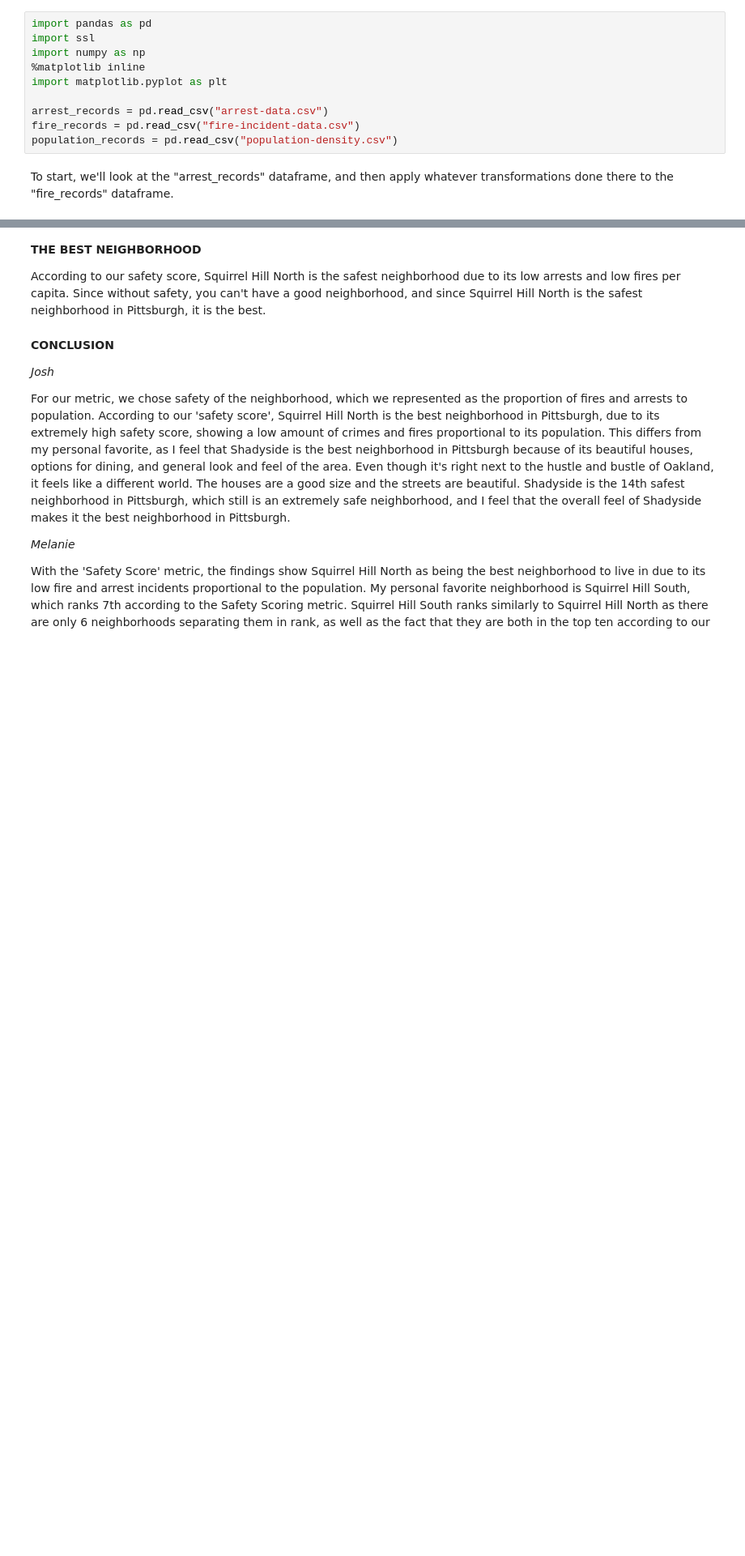
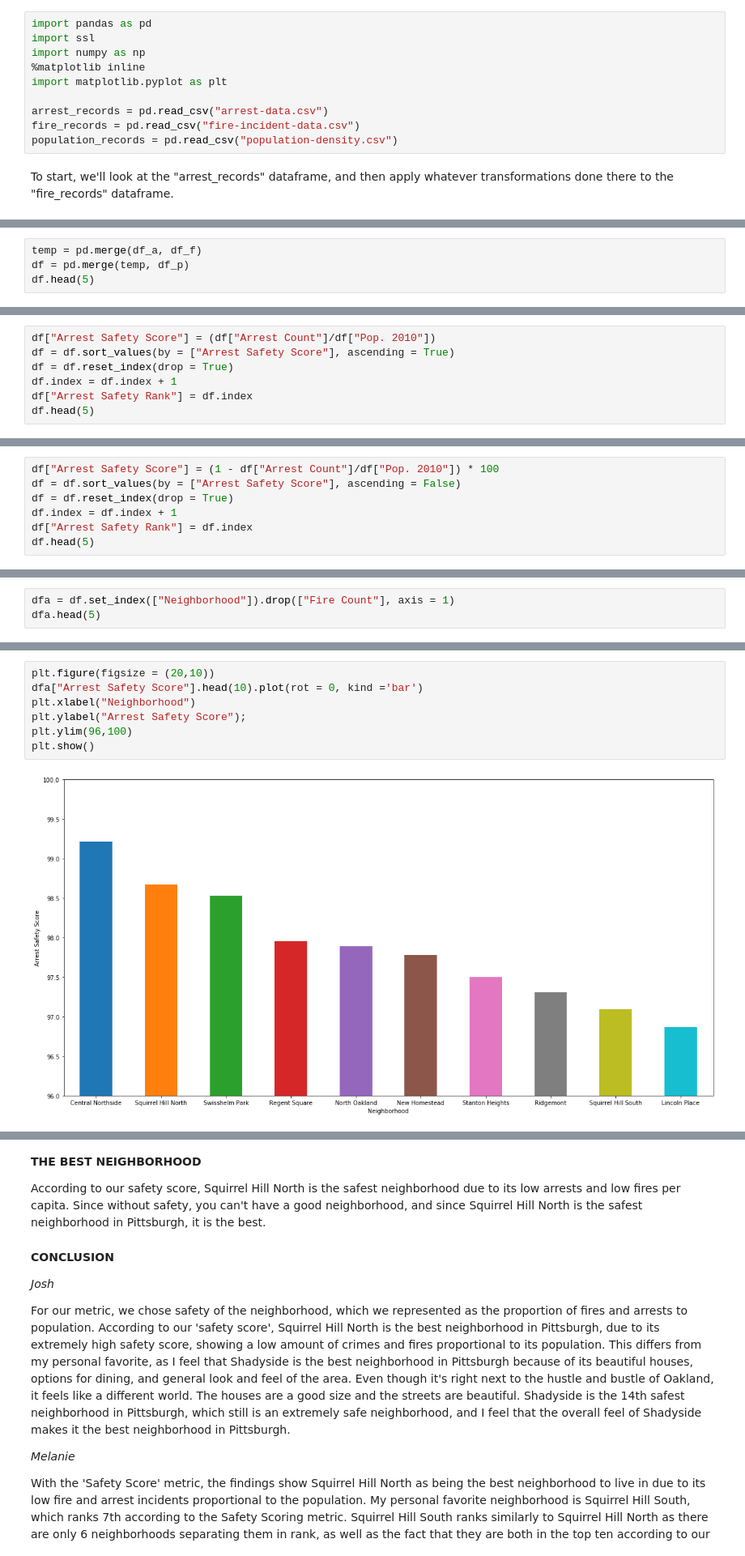
Before and after one commit to jcm155/big_ideas_final_project, a Jupyter notebook: Final Report.ipynb, the cells around one changed output, grey strips where cells are left out. Shown: that part at 81% size. Saved outputs shown, nothing was run; the diff lists cells and outputs as text; blank space fills up the shorter version.

```diff
--- a/Final Report.ipynb
+++ b/Final Report.ipynb
@@ -27,0 +108,4 @@ To start, we'll look at the "arrest_records" dataframe, and then apply whatever
+# %%
+temp = pd.merge(df_a, df_f)
+df = pd.merge(temp, df_p)
+df.head(5)
@@ -27,0 +121,7 @@ To start, we'll look at the "arrest_records" dataframe, and then apply whatever
+# %%
+df["Arrest Safety Score"] = (df["Arrest Count"]/df["Pop. 2010"])
+df = df.sort_values(by = ["Arrest Safety Score"], ascending = True)
+df = df.reset_index(drop = True)
+df.index = df.index + 1
+df["Arrest Safety Rank"] = df.index
+df.head(5)
@@ -27,0 +137,7 @@ To start, we'll look at the "arrest_records" dataframe, and then apply whatever
+# %%
+df["Arrest Safety Score"] = (1 - df["Arrest Count"]/df["Pop. 2010"]) * 100
+df = df.sort_values(by = ["Arrest Safety Score"], ascending = False)
+df = df.reset_index(drop = True)
+df.index = df.index + 1
+df["Arrest Safety Rank"] = df.index
+df.head(5)
@@ -27,0 +153,3 @@ To start, we'll look at the "arrest_records" dataframe, and then apply whatever
+# %%
+dfa = df.set_index(["Neighborhood"]).drop(["Fire Count"], axis = 1)
+dfa.head(5)
@@ -27,0 +221,9 @@ To start, we'll look at the "arrest_records" dataframe, and then apply whatever
+# %%
+plt.figure(figsize = (20,10))
+dfa["Arrest Safety Score"].head(10).plot(rot = 0, kind ='bar')
+plt.xlabel("Neighborhood")
+plt.ylabel("Arrest Safety Score");
+plt.ylim(96,100)
+plt.show()
+# %% [output]
+[figure, added]
```
Also changed, not shown: parts of 38 cells of this notebook.
